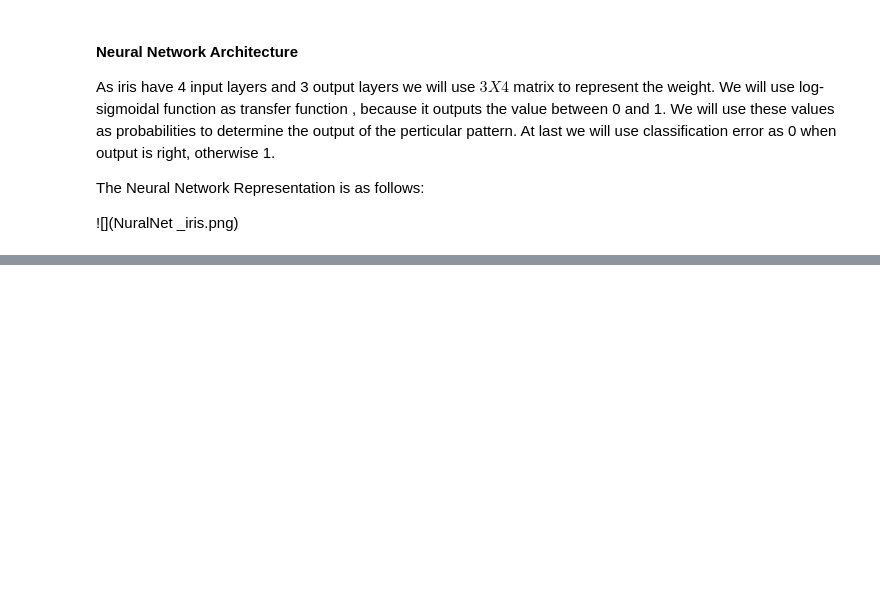
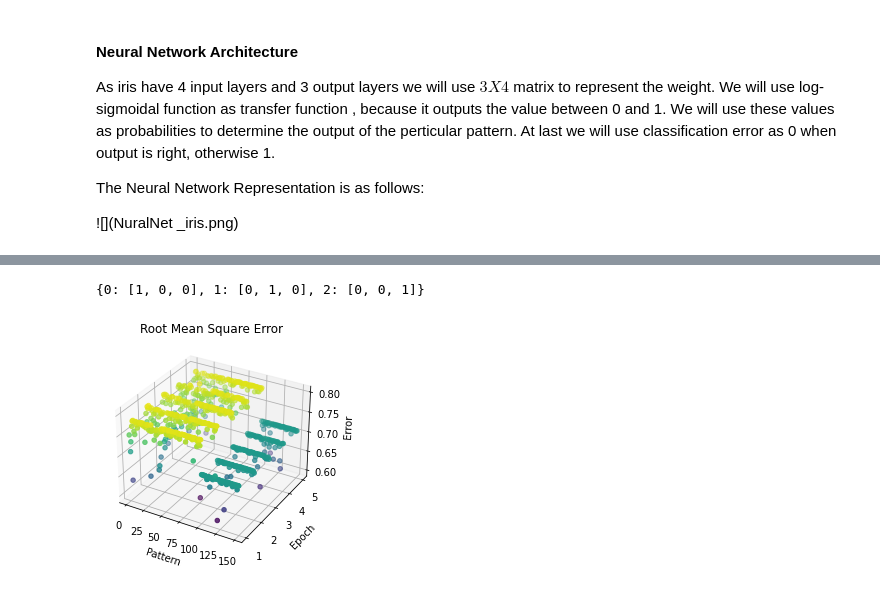
Before and after one commit to abhimanyubhowmik/Deep-Learning-Lab-Assignment-Sem-6, a Jupyter notebook: Lab 2/Lab 2.ipynb, the cells around one changed output, grey strips where cells are left out. Drawn from its saved outputs; the diff is of its cells as text; code cells hidden in the pictures; blank space fills up the shorter version.

```diff
--- a/Lab 2/Lab 2.ipynb
+++ b/Lab 2/Lab 2.ipynb
@@ -133,0 +139,18 @@ neuron(X,Y,10)
+# %%
+def multiClassConverter(target):
+    # Converting Targets to Multiclass Labels (0 -> [1, 0, 0], 1 -> [0, 1, 0] etc.)
+    val = list(set(target))
+    val.sort()
+    out_dict = {}
+    n = len(val)
+    # Creating dictionary object by using keys as targets and values as Multiclass Labels
+    for i in range(n):
+        l = [0] * n
+        l[i] = 1
+        out_dict[val[i]] = l
+    return out_dict
+
+T = multiClassConverter(Y)
+T
+# %% [output]
+{0: [1, 0, 0], 1: [0, 1, 0], 2: [0, 0, 1]}
@@ -133,0 +209,4 @@ neuron(X,Y,10)
+# %%
+neuron_rms(X,Y,5)
+# %% [output]
+[figure, added]
```
Also changed, not shown: parts of 4 cells of this notebook, 1 other file.
